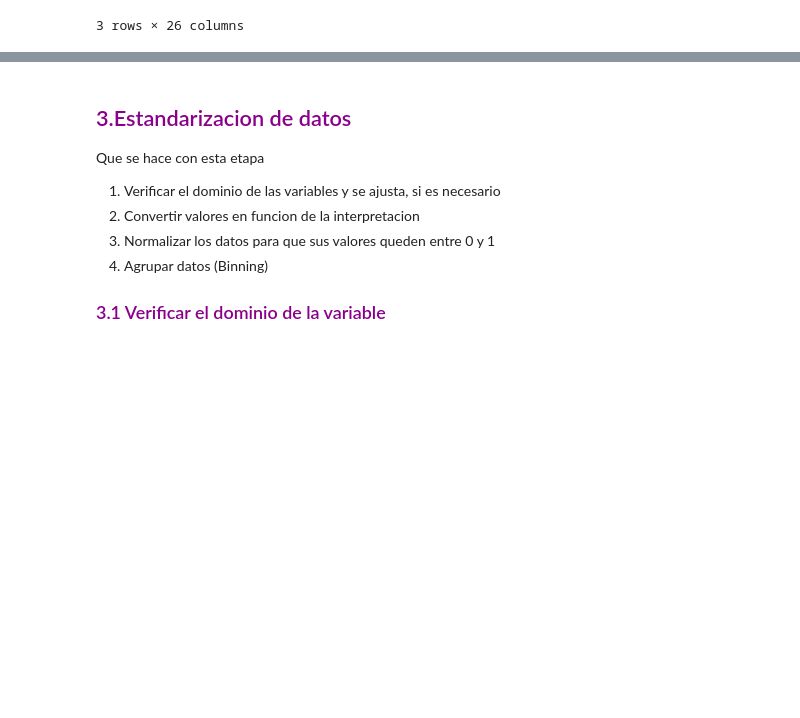
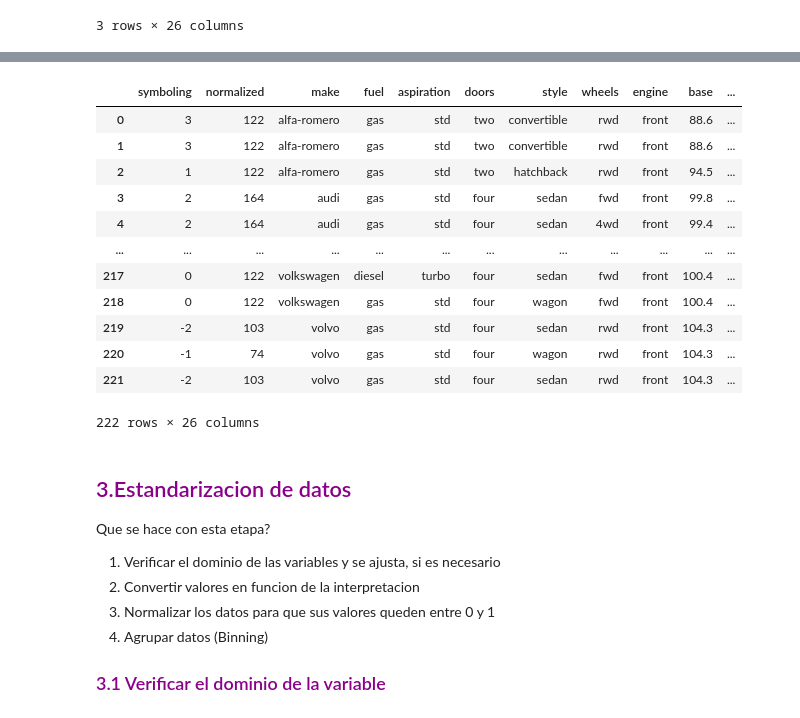
Before and after one commit to nicolecubero/Portafolio-de-evidencias-, a Jupyter notebook: ANALISISDATOS_AUTOS.ipynb, the cells around one changed output, grey strips where cells are left out. Drawn from its saved outputs; the diff is of its cells as text; code cells hidden in the pictures; blank space fills up the shorter version.

```diff
--- a/ANALISISDATOS_AUTOS.ipynb
+++ b/ANALISISDATOS_AUTOS.ipynb
@@ -295,6 +352,34 @@ dfAutos.head(3)
+# %%
+dfAutos.dropna(subset=["bore"], axis=0, inplace=True)
+dfAutos.reset_index(drop=True, inplace=True)
+# %%
+dfAutos.dropna(subset=["stroke"], axis=0, inplace=True)
+dfAutos.reset_index(drop=True, inplace=True)
+# %%
+dfAutos.dropna(subset=["horsepower"], axis=0, inplace=True)
+dfAutos.reset_index(drop=True, inplace=True)
+# %%
+dfAutos.dropna(subset=["peak"], axis=0, inplace=True)
+dfAutos.reset_index(drop=True, inplace=True)
+# %%
+dfAutos
+# %% [output]
+|  | symboling | normalized | make | fuel | aspiration | doors | style | wheels | engine | base | ... |
+| 0 | 3 | 122 | alfa-romero | gas | std | two | convertible | rwd | front | 88.6 | ... |
+| 1 | 3 | 122 | alfa-romero | gas | std | two | convertible | rwd | front | 88.6 | ... |
+| 2 | 1 | 122 | alfa-romero | gas | std | two | hatchback | rwd | front | 94.5 | ... |
+| 3 | 2 | 164 | audi | gas | std | four | sedan | fwd | front | 99.8 | ... |
+| 4 | 2 | 164 | audi | gas | std | four | sedan | 4wd | front | 99.4 | ... |
+| ... | ... | ... | ... | ... | ... | ... | ... | ... | ... | ... | ... |
+| 217 | 0 | 122 | volkswagen | diesel | turbo | four | sedan | fwd | front | 100.4 | ... |
+| 218 | 0 | 122 | volkswagen | gas | std | four | wagon | fwd | front | 100.4 | ... |
+| 219 | -2 | 103 | volvo | gas | std | four | sedan | rwd | front | 104.3 | ... |
+| 220 | -1 | 74 | volvo | gas | std | four | wagon | rwd | front | 104.3 | ... |
+| 221 | -2 | 103 | volvo | gas | std | four | sedan | rwd | front | 104.3 | ... |
+222 rows × 26 columns
 # %% [markdown]
 <h2 Style="color:#8B008B">3.Estandarizacion de datos </h2>
-<p> Que se hace con esta etapa </p>
+<p> Que se hace con esta etapa? </p>
 
 <ol>
     <li>Verificar el dominio de las variables y se ajusta, si es necesario</li>
```
Also changed, not shown: parts of 18 cells of this notebook.
